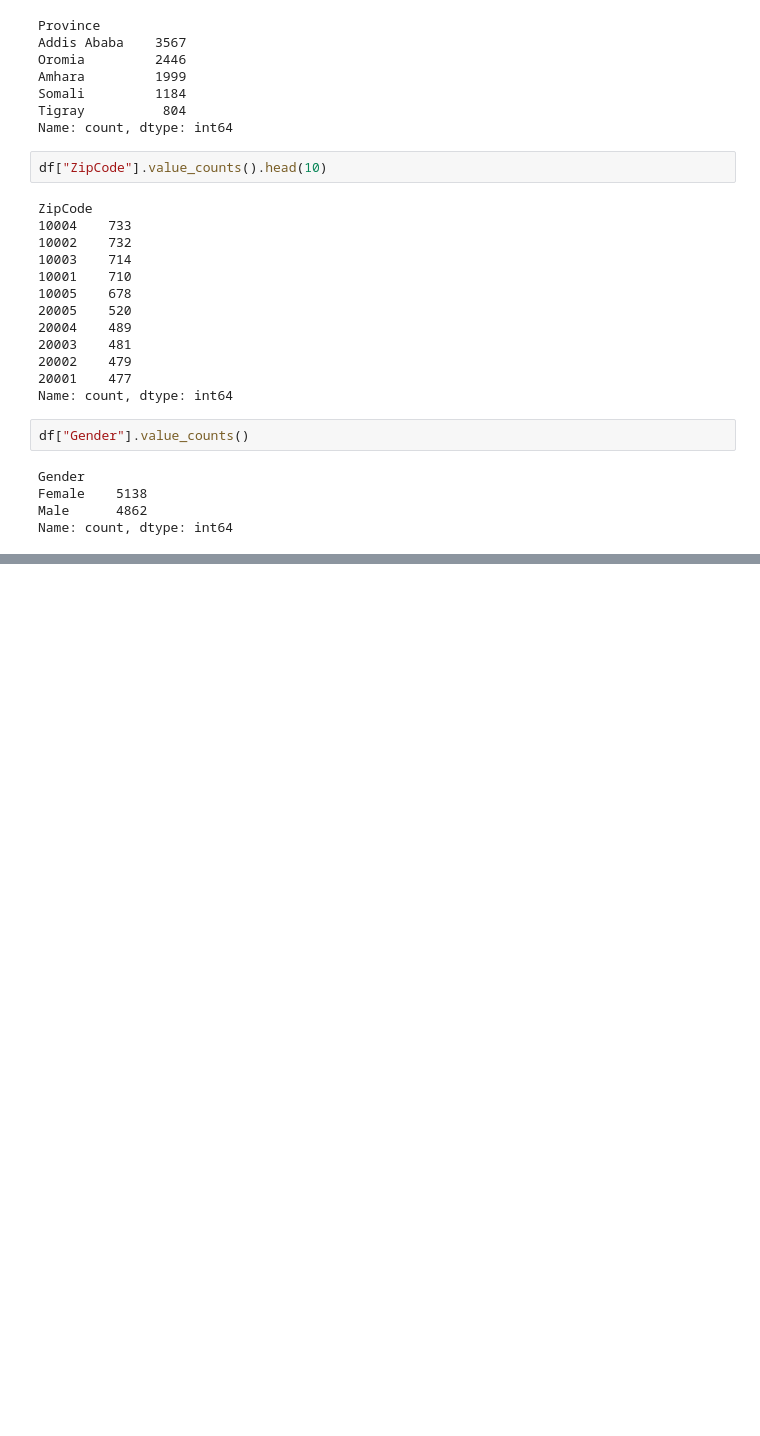
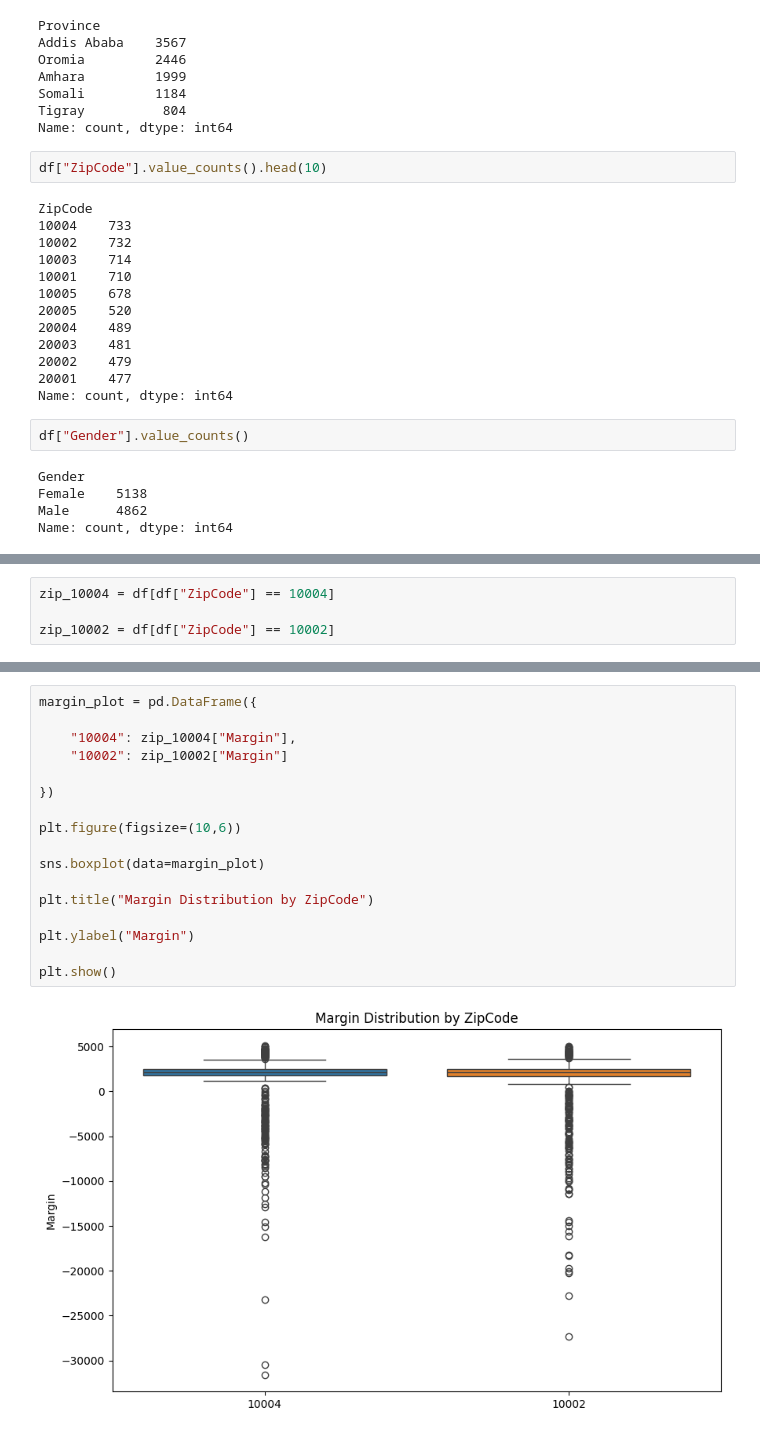
Before and after one commit to Pomiyilma/Insurance-Risk-Analytics, a Jupyter notebook: notebooks/02_hypothesis_testing.ipynb, the cells around one changed output, grey strips where cells are left out. Saved outputs shown, nothing was run; the diff lists cells and outputs as text; blank space fills up the shorter version.

```diff
--- a/notebooks/02_hypothesis_testing.ipynb
+++ b/notebooks/02_hypothesis_testing.ipynb
@@ -127,0 +132,4 @@ Name: count, dtype: int64
+# %%
+zip_10004 = df[df["ZipCode"] == 10004]
+
+zip_10002 = df[df["ZipCode"] == 10002]
@@ -127,0 +459,19 @@ Name: count, dtype: int64
+# %%
+margin_plot = pd.DataFrame({
+
+    "10004": zip_10004["Margin"],
+    "10002": zip_10002["Margin"]
+
+})
+
+plt.figure(figsize=(10,6))
+
+sns.boxplot(data=margin_plot)
+
+plt.title("Margin Distribution by ZipCode")
+
+plt.ylabel("Margin")
+
+plt.show()
+# %% [output]
+[figure, added]
```
Also changed, not shown: parts of 20 cells of this notebook.
